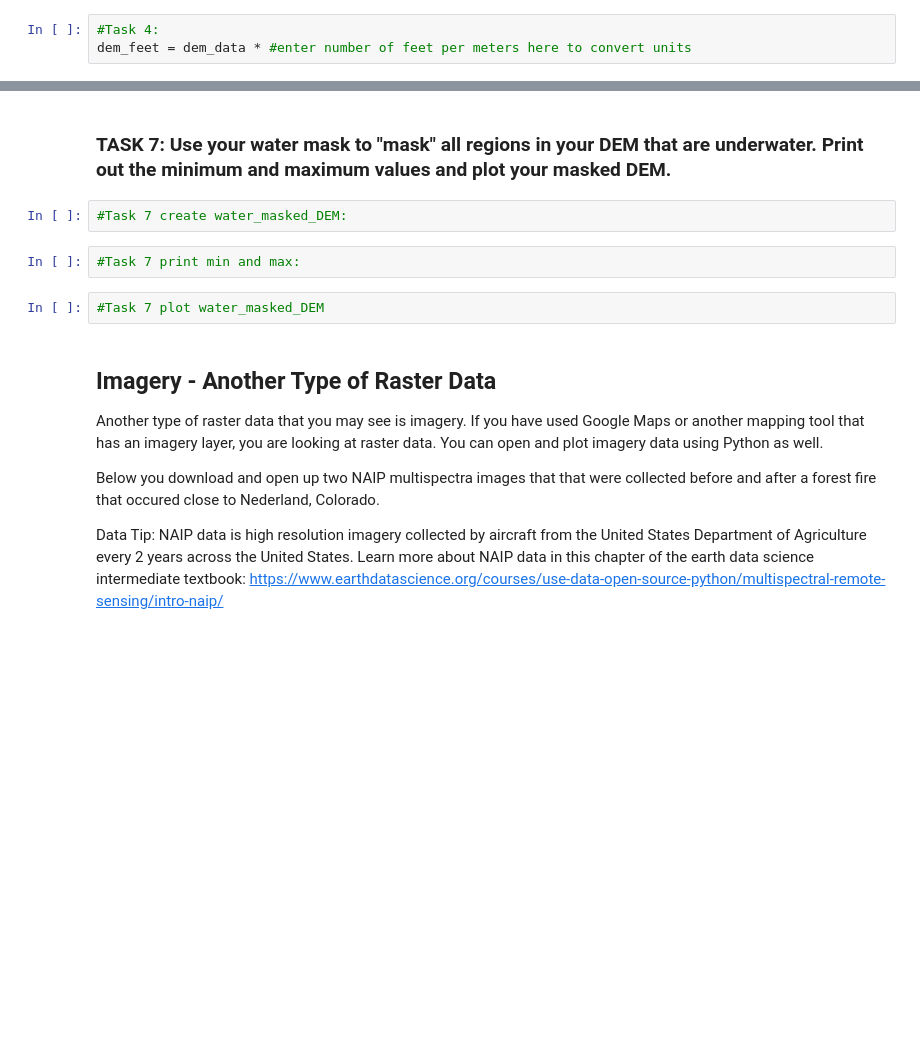
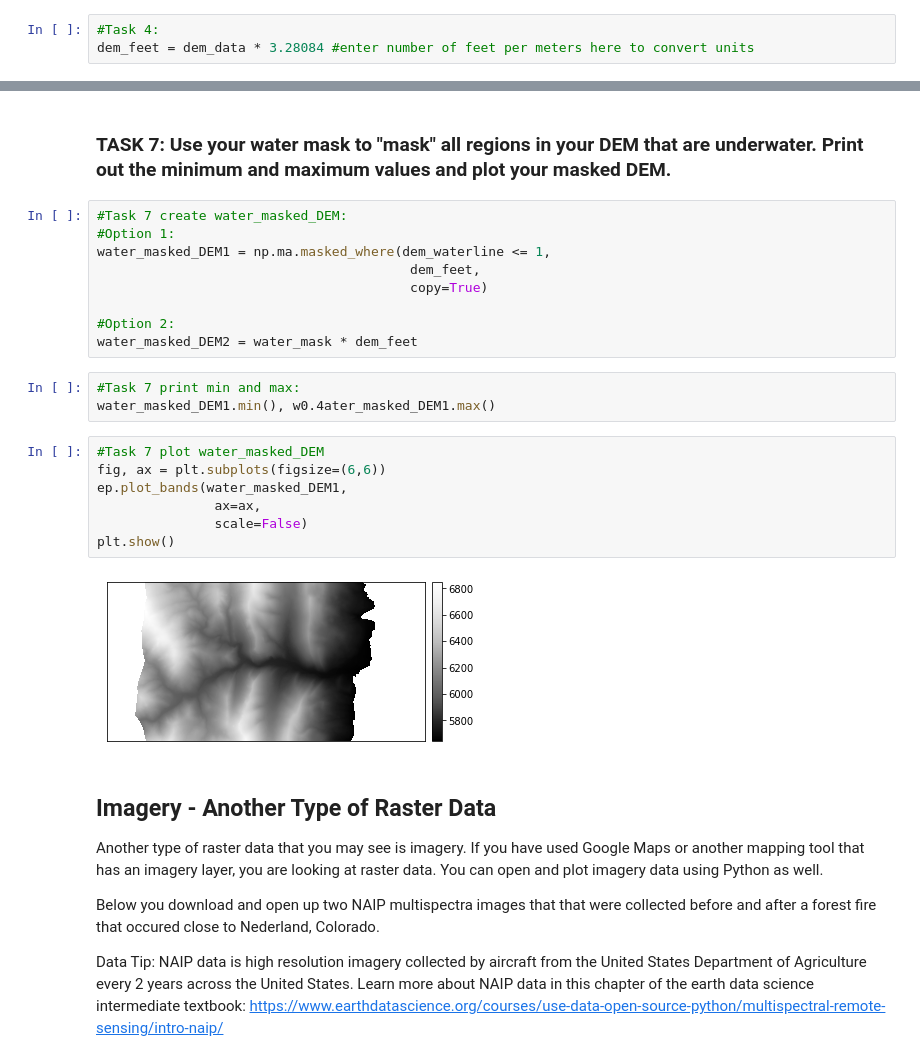
Before and after one commit to sbhsa1990/EnvDatSci22, a Jupyter notebook: CodeSprints/RasterData101_solutions.ipynb, the cells around one changed output, grey strips where cells are left out. Drawn from its saved outputs; the diff is of its cells as text; blank space fills up the shorter version.

```diff
--- a/CodeSprints/RasterData101_solutions.ipynb
+++ b/CodeSprints/RasterData101_solutions.ipynb
@@ -288,7 +314,7 @@ You can learn more about working with numpy arrays in [Lesson 1 of the Introduct
 *Note: there are 3.28084 feet per meter*
 # %%
 #Task 4:
-dem_feet = dem_data * #enter number of feet per meters here to convert units
+dem_feet = dem_data * 3.28084 #enter number of feet per meters here to convert units
 # %% [markdown]
 View the summary statistics for the dem_feet array you created under task 4.
 # %%
@@ -366,11 +442,26 @@ Often in raster manipulation, we want to use certain criteria to mask out raster
 # %% [markdown]
 ### TASK 7: Use your water mask to "mask" all regions in your DEM that are underwater. Print out the minimum and maximum values and plot your masked DEM.
-# %%
-#Task 7 create water_masked_DEM:
+# %%
+#Task 7 create water_masked_DEM:
+#Option 1:
+water_masked_DEM1 = np.ma.masked_where(dem_waterline <= 1,
+                                        dem_feet,
+                                        copy=True)
+
+#Option 2:
+water_masked_DEM2 = water_mask * dem_feet
 # %%
 #Task 7 print min and max:
+water_masked_DEM1.min(), w0.4ater_masked_DEM1.max()
-# %%
-#Task 7 plot water_masked_DEM
+# %%
+#Task 7 plot water_masked_DEM
+fig, ax = plt.subplots(figsize=(6,6))
+ep.plot_bands(water_masked_DEM1,
+               ax=ax,
+               scale=False)
+plt.show()
+# %% [output]
+[figure, added]
 # %% [markdown]
 ## Imagery - Another Type of Raster Data
 Another type of raster data that you may see is imagery. If you have used Google Maps or another mapping tool that has an imagery layer, you are looking at raster data. You can open and plot imagery data using Python as well.
```
Also changed, not shown: parts of 41 cells of this notebook.
